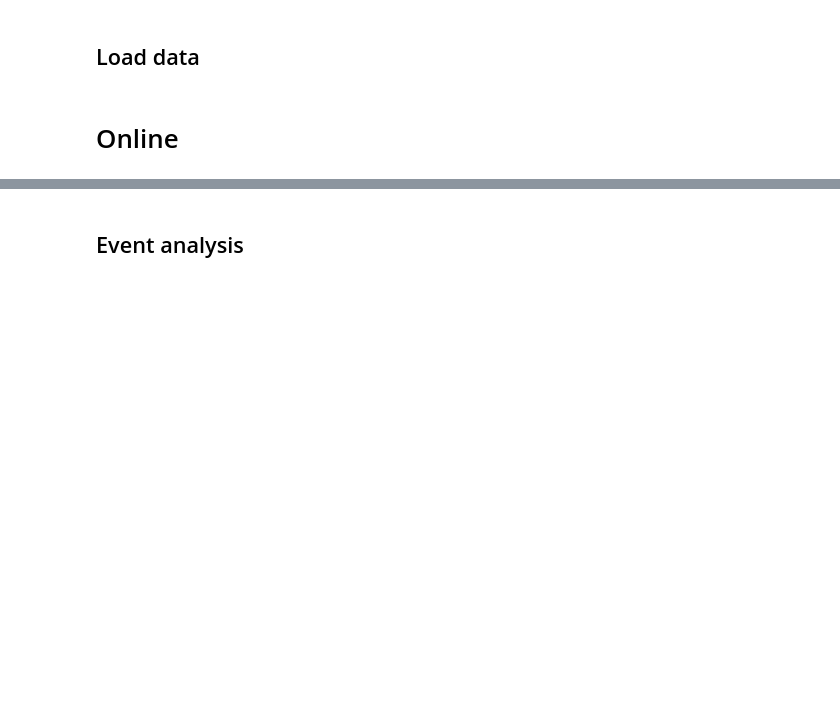
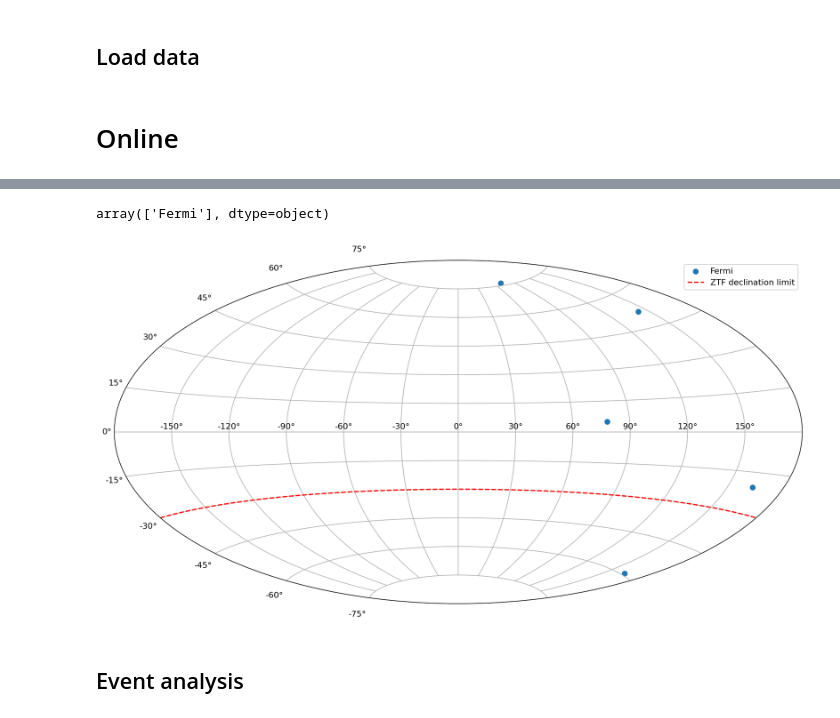
Before and after one commit to FusRoman/fink-mm, a Jupyter notebook: notebook/GRB_visualization.ipynb, the cells around one changed output, grey strips where cells are left out. Drawn from its saved outputs; the diff is of its cells as text; code cells hidden in the pictures; blank space fills up the shorter version.

```diff
--- a/notebook/GRB_visualization.ipynb
+++ b/notebook/GRB_visualization.ipynb
@@ -62,3 +68,24 @@ print(merge_offline.groupby(["observatory_x", "instrument_x", "triggerId"]).coun
+# %%
+uniqueGRB = merge_online.drop_duplicates("triggerId")
+# %%
+uniqueGRB.observatory_x.unique()
+# %% [output]
+array(['Fermi'], dtype=object)
+# %%
+plt.figure(figsize=(15, 15), dpi=160)
+plt.subplot(111, projection='aitoff')
+plt.grid(True)
+for obs in uniqueGRB.observatory_x.unique():
+    tmp_pdf = uniqueGRB[uniqueGRB["observatory_x"] == obs]
+    eq = SkyCoord(tmp_pdf.grb_ra, tmp_pdf.grb_dec, unit=u.deg)
+    gal = eq.galactic
+
+    plt.scatter(gal.l.wrap_at('180d').radian, gal.b.radian, label=obs)
+    plt.axhline(y=np.radians(-30), color='r', linestyle='--', label="ZTF declination limit")
+    plt.legend()
+    plt.show()
+# %% [output]
+[figure, added]
 # %% [markdown]
 ## Event analysis
 # %%
```
Also changed, not shown: parts of 20 cells of this notebook, 2 other files.
